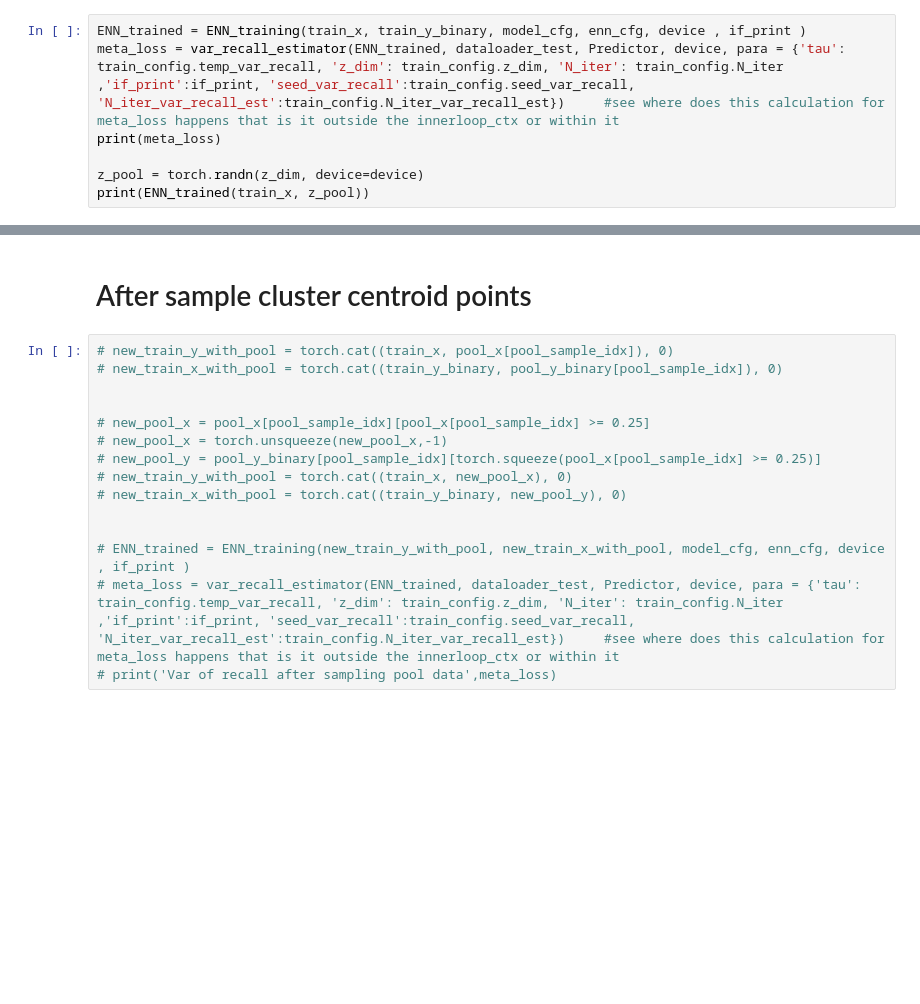
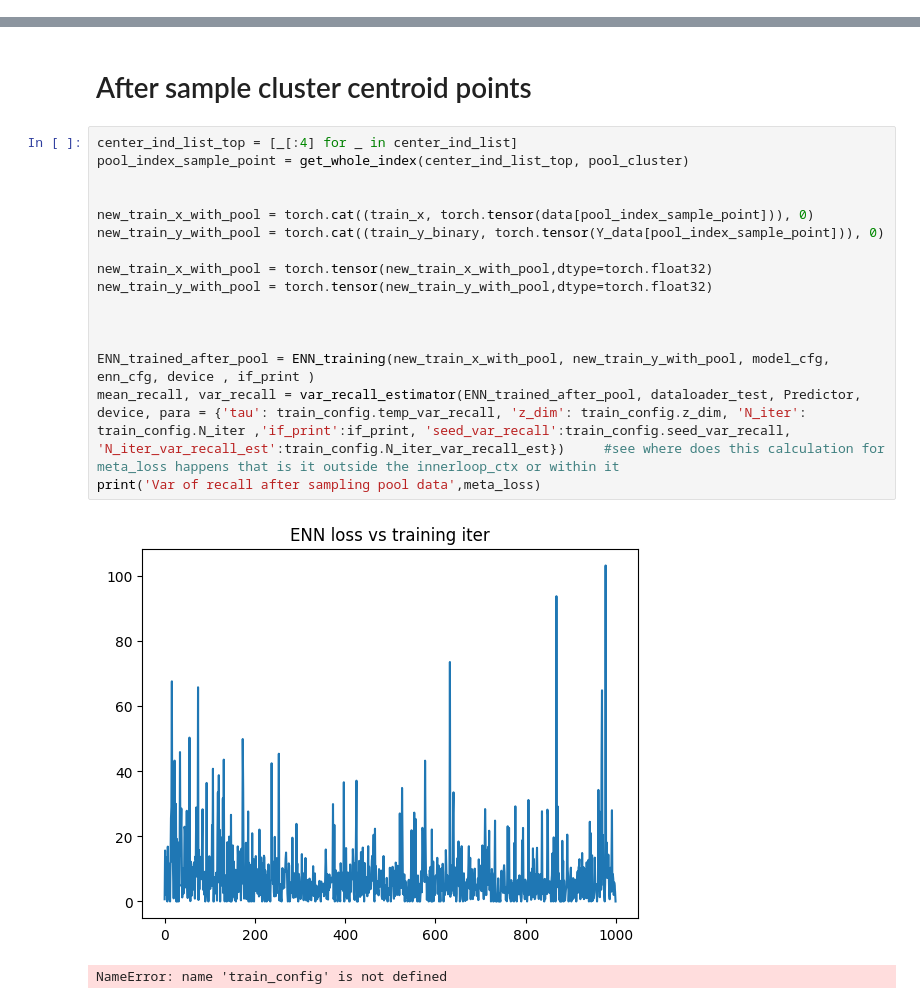
Before and after one commit to namkoong-lab/Adptive-Labeling, a Jupyter notebook: src/autodiff/enn_pipeline_classification_final/Testing_ENN_Classification_data_generation-real-data.ipynb, the cells around one changed output, grey strips where cells are left out. Saved outputs shown, nothing was run; the diff lists cells and outputs as text; blank space fills up the shorter version.

```diff
--- a/src/autodiff/enn_pipeline_classification_final/Testing_ENN_Classification_data_generation-real-data.ipynb
+++ b/src/autodiff/enn_pipeline_classification_final/Testing_ENN_Classification_data_generation-real-data.ipynb
@@ -316,10 +318,3 @@ dataset_test = TabularDataset(x = test_x, y = test_y_binary)
 dataloader_test = DataLoader(dataset_test, batch_size=train_cfg.batch_size, shuffle=True)
 # %% [markdown]
 # Initial var of recall
-# %%
-ENN_trained = ENN_training(train_x, train_y_binary, model_cfg, enn_cfg, device , if_print )
-meta_loss = var_recall_estimator(ENN_trained, dataloader_test, Predictor, device, para = {'tau': train_config.temp_var_recall, 'z_dim': train_config.z_dim, 'N_iter': train_config.N_iter ,'if_print':if_print, 'seed_var_recall':train_config.seed_var_recall, 'N_iter_var_recall_est':train_config.N_iter_var_recall_est})     #see where does this calculation for meta_loss happens that is it outside the innerloop_ctx or within it
-print(meta_loss)
-
-z_pool = torch.randn(z_dim, device=device)
-print(ENN_trained(train_x, z_pool))
@@ -489,17 +333,21 @@ prediction_list?? tensor([[4.8036e-01],
 # %% [markdown]
 # After sample cluster centroid points
 # %%
-# new_train_y_with_pool = torch.cat((train_x, pool_x[pool_sample_idx]), 0)
-# new_train_x_with_pool = torch.cat((train_y_binary, pool_y_binary[pool_sample_idx]), 0)
+center_ind_list_top = [_[:4] for _ in center_ind_list]
+pool_index_sample_point = get_whole_index(center_ind_list_top, pool_cluster)
 
 
-# new_pool_x = pool_x[pool_sample_idx][pool_x[pool_sample_idx] >= 0.25]
-# new_pool_x = torch.unsqueeze(new_pool_x,-1)
-# new_pool_y = pool_y_binary[pool_sample_idx][torch.squeeze(pool_x[pool_sample_idx] >= 0.25)]
-# new_train_y_with_pool = torch.cat((train_x, new_pool_x), 0)
-# new_train_x_with_pool = torch.cat((train_y_binary, new_pool_y), 0)
+new_train_x_with_pool = torch.cat((train_x, torch.tensor(data[pool_index_sample_point])), 0)
+new_train_y_with_pool = torch.cat((train_y_binary, torch.tensor(Y_data[pool_index_sample_point])), 0)
+
+new_train_x_with_pool = torch.tensor(new_train_x_with_pool,dtype=torch.float32)
+new_train_y_with_pool = torch.tensor(new_train_y_with_pool,dtype=torch.float32)
 
 
-# ENN_trained = ENN_training(new_train_y_with_pool, new_train_x_with_pool, model_cfg, enn_cfg, device , if_print )
-# meta_loss = var_recall_estimator(ENN_trained, dataloader_test, Predictor, device, para = {'tau': train_config.temp_var_recall, 'z_dim': train_config.z_dim, 'N_iter': train_config.N_iter ,'if_print':if_print, 'seed_var_recall':train_config.seed_var_recall, 'N_iter_var_recall_est':train_config.N_iter_var_recall_est})     #see where does this calculation for meta_loss happens that is it outside the innerloop_ctx or within it
-# print('Var of recall after sampling pool data',meta_loss)
+
+ENN_trained_after_pool = ENN_training(new_train_x_with_pool, new_train_y_with_pool, model_cfg, enn_cfg, device , if_print )
+mean_recall, var_recall = var_recall_estimator(ENN_trained_after_pool, dataloader_test, Predictor, device, para = {'tau': train_config.temp_var_recall, 'z_dim': train_config.z_dim, 'N_iter': train_config.N_iter ,'if_print':if_print, 'seed_var_recall':train_config.seed_var_recall, 'N_iter_var_recall_est':train_config.N_iter_var_recall_est})     #see where does this calculation for meta_loss happens that is it outside the innerloop_ctx or within it
+print('Var of recall after sampling pool data',meta_loss)
+# %% [output]
+[figure, added]
+NameError: name 'train_config' is not defined
```
Also changed, not shown: parts of 11 cells of this notebook.
